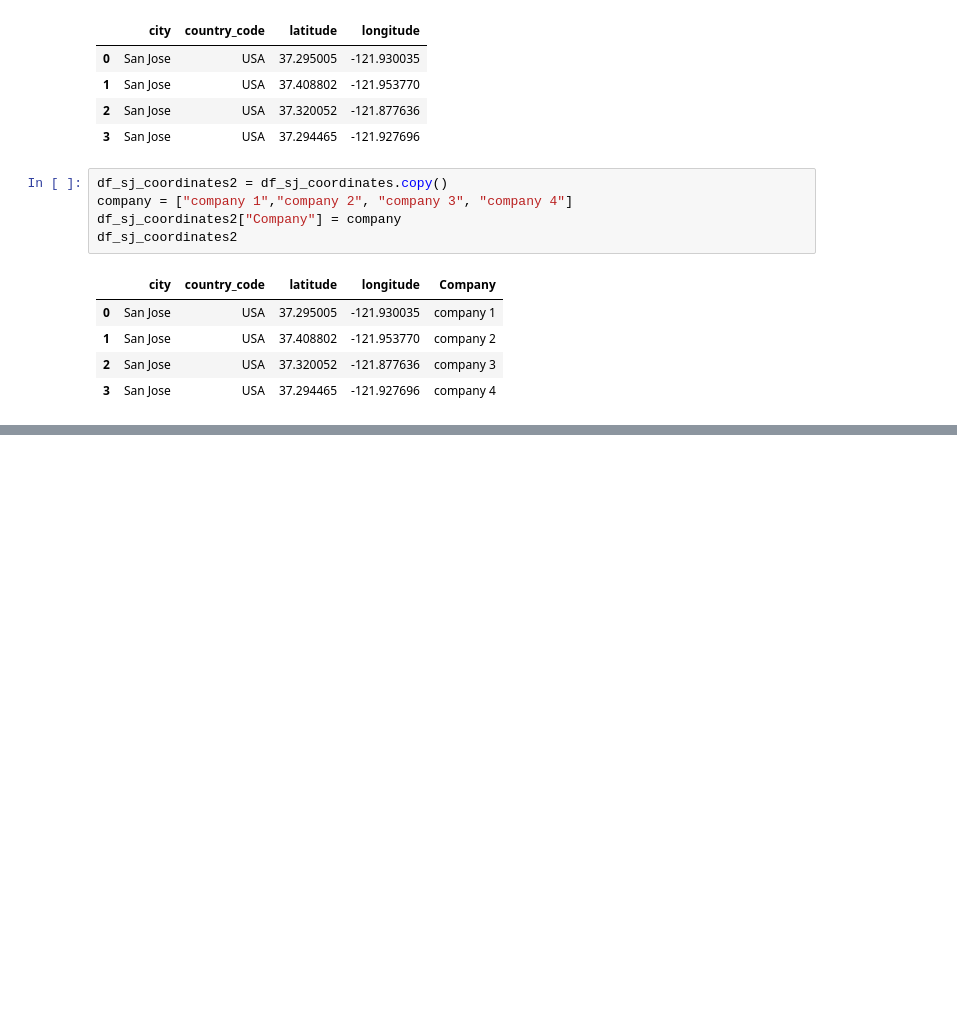
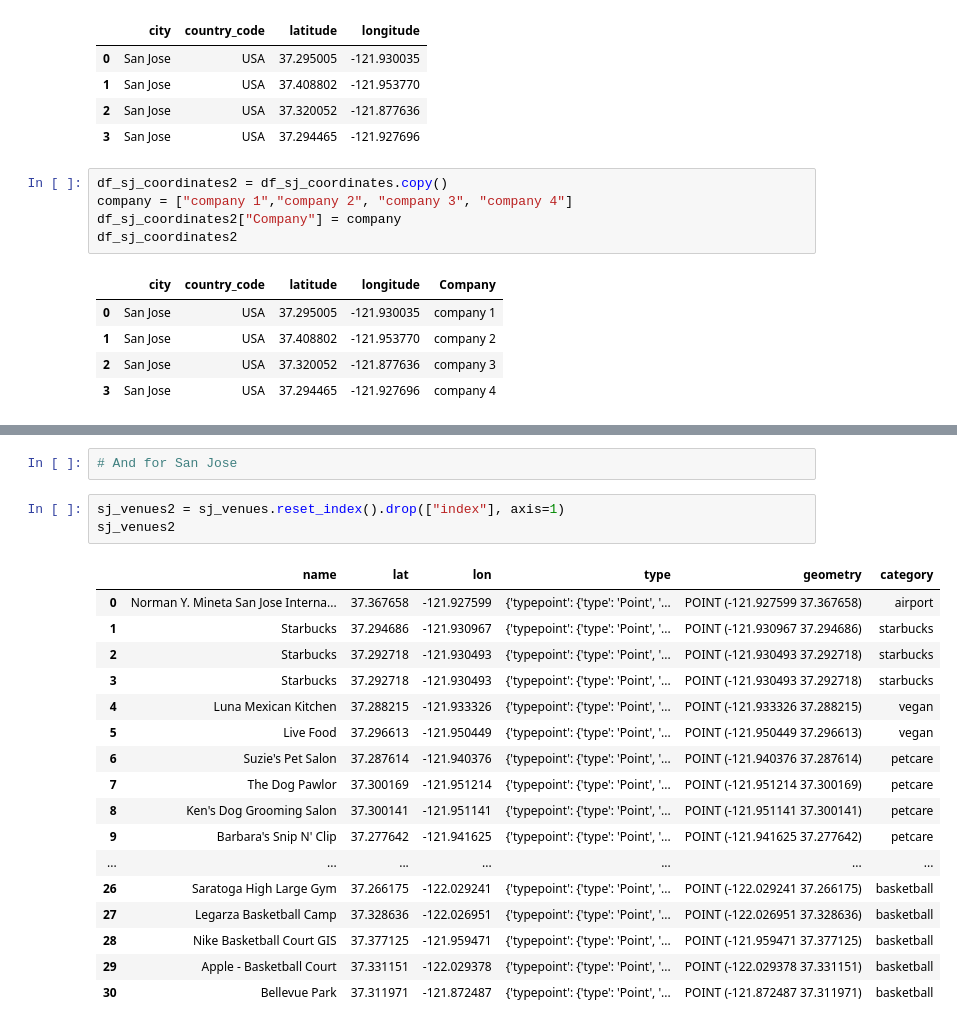
Before and after one commit to marcprz1992/project-3-ironhack, a Jupyter notebook: Main_code.ipynb, the cells around one changed output, grey strips where cells are left out. Cells and saved outputs as stored; diff of their text form; blank space fills up the shorter version.

```diff
--- a/Main_code.ipynb
+++ b/Main_code.ipynb
@@ -889,0 +1334,23 @@ sj_map.save("sj_map.html")
+# %%
+# And for San Jose
+# %%
+sj_venues2 = sj_venues.reset_index().drop(["index"], axis=1)
+sj_venues2
+# %% [output]
+|  | name | lat | lon | type | geometry | category |
+| 0 | Norman Y. Mineta San Jose Interna... | 37.367658 | -121.927599 | {'typepoint': {'type': 'Point', '... | POINT (-121.927599 37.367658) | airport |
+| 1 | Starbucks | 37.294686 | -121.930967 | {'typepoint': {'type': 'Point', '... | POINT (-121.930967 37.294686) | starbucks |
+| 2 | Starbucks | 37.292718 | -121.930493 | {'typepoint': {'type': 'Point', '... | POINT (-121.930493 37.292718) | starbucks |
+| 3 | Starbucks | 37.292718 | -121.930493 | {'typepoint': {'type': 'Point', '... | POINT (-121.930493 37.292718) | starbucks |
+| 4 | Luna Mexican Kitchen | 37.288215 | -121.933326 | {'typepoint': {'type': 'Point', '... | POINT (-121.933326 37.288215) | vegan |
+| 5 | Live Food | 37.296613 | -121.950449 | {'typepoint': {'type': 'Point', '... | POINT (-121.950449 37.296613) | vegan |
+| 6 | Suzie's Pet Salon | 37.287614 | -121.940376 | {'typepoint': {'type': 'Point', '... | POINT (-121.940376 37.287614) | petcare |
+| 7 | The Dog Pawlor | 37.300169 | -121.951214 | {'typepoint': {'type': 'Point', '... | POINT (-121.951214 37.300169) | petcare |
+| 8 | Ken's Dog Grooming Salon | 37.300141 | -121.951141 | {'typepoint': {'type': 'Point', '... | POINT (-121.951141 37.300141) | petcare |
+| 9 | Barbara's Snip N' Clip | 37.277642 | -121.941625 | {'typepoint': {'type': 'Point', '... | POINT (-121.941625 37.277642) | petcare |
+| ... | ... | ... | ... | ... | ... | ... |
+| 26 | Saratoga High Large Gym | 37.266175 | -122.029241 | {'typepoint': {'type': 'Point', '... | POINT (-122.029241 37.266175) | basketball |
+| 27 | Legarza Basketball Camp | 37.328636 | -122.026951 | {'typepoint': {'type': 'Point', '... | POINT (-122.026951 37.328636) | basketball |
+| 28 | Nike Basketball Court GIS | 37.377125 | -121.959471 | {'typepoint': {'type': 'Point', '... | POINT (-121.959471 37.377125) | basketball |
+| 29 | Apple - Basketball Court | 37.331151 | -122.029378 | {'typepoint': {'type': 'Point', '... | POINT (-122.029378 37.331151) | basketball |
+| 30 | Bellevue Park | 37.311971 | -121.872487 | {'typepoint': {'type': 'Point', '... | POINT (-121.872487 37.311971) | basketball |
```
Also changed, not shown: parts of 63 cells of this notebook, 7 other files.
